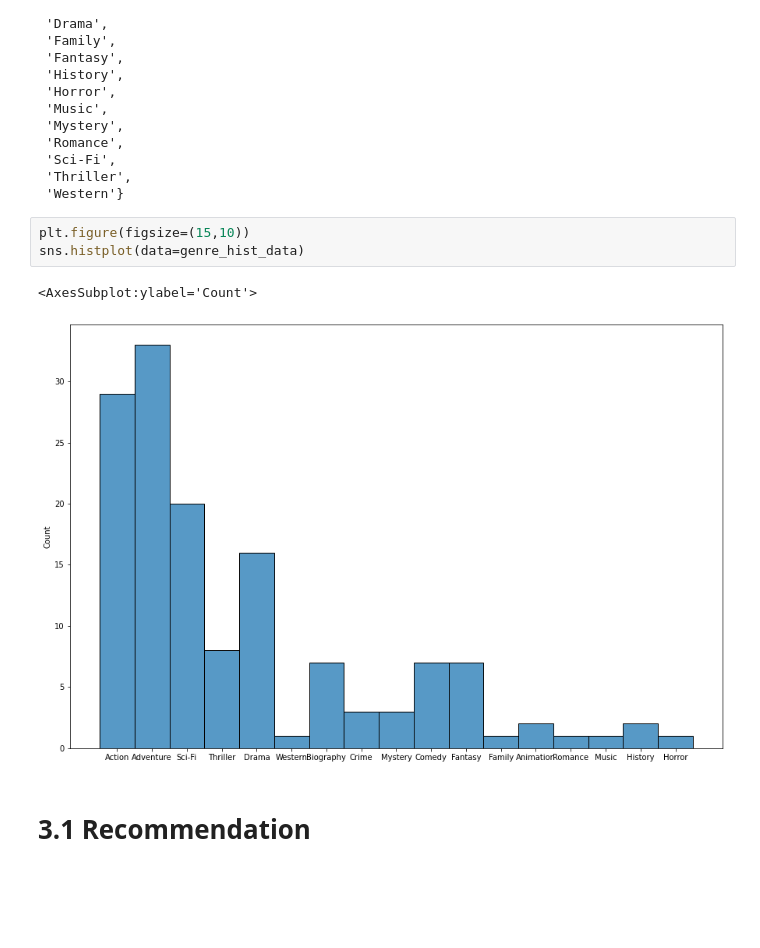
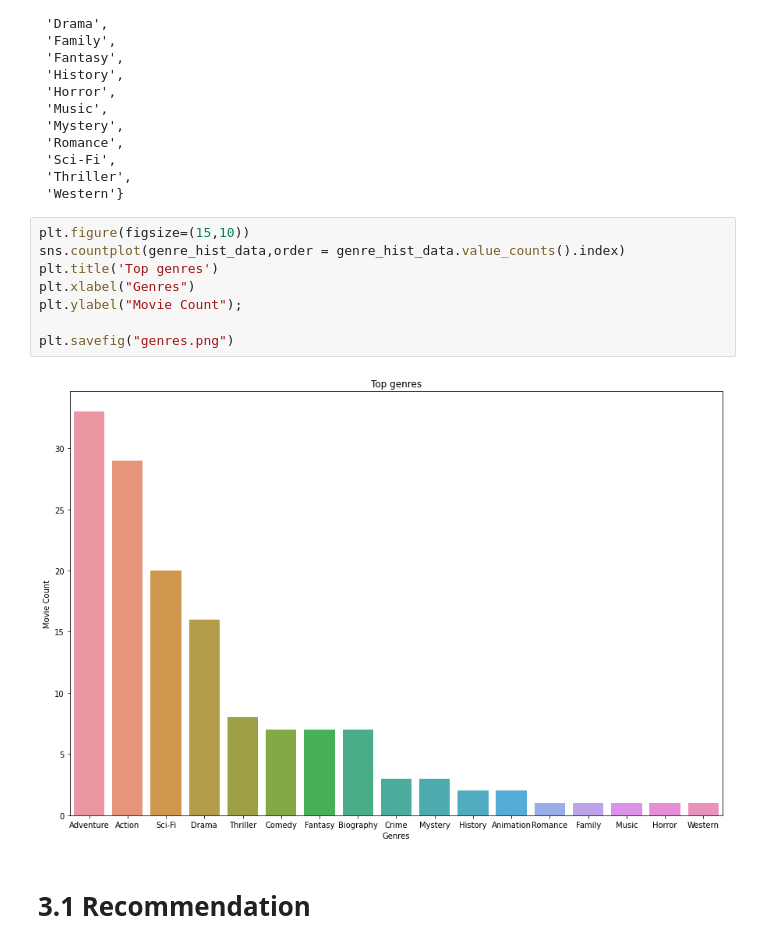
Before and after one commit to lddrasler/Movie-Analysis, a Jupyter notebook: student.ipynb, the cells around one changed output. Cells and saved outputs as stored; diff of their text form; blank space fills up the shorter version.

```diff
--- a/student.ipynb
+++ b/student.ipynb
@@ -294,10 +314,14 @@ set(genre_hist_data)
  'Western'}
 # %%
 plt.figure(figsize=(15,10))
-sns.histplot(data=genre_hist_data)
+sns.countplot(genre_hist_data,order = genre_hist_data.value_counts().index)
+plt.title('Top genres')
+plt.xlabel("Genres")
+plt.ylabel("Movie Count");
+
+plt.savefig("genres.png")
 # %% [output]
-<AxesSubplot:ylabel='Count'>
-[figure, old version]
+[figure, new version]
 # %% [markdown]
 # 3.1 Recommendation
 # %% [markdown]
```
Also changed, not shown: parts of 9 cells of this notebook, 7 other files.
